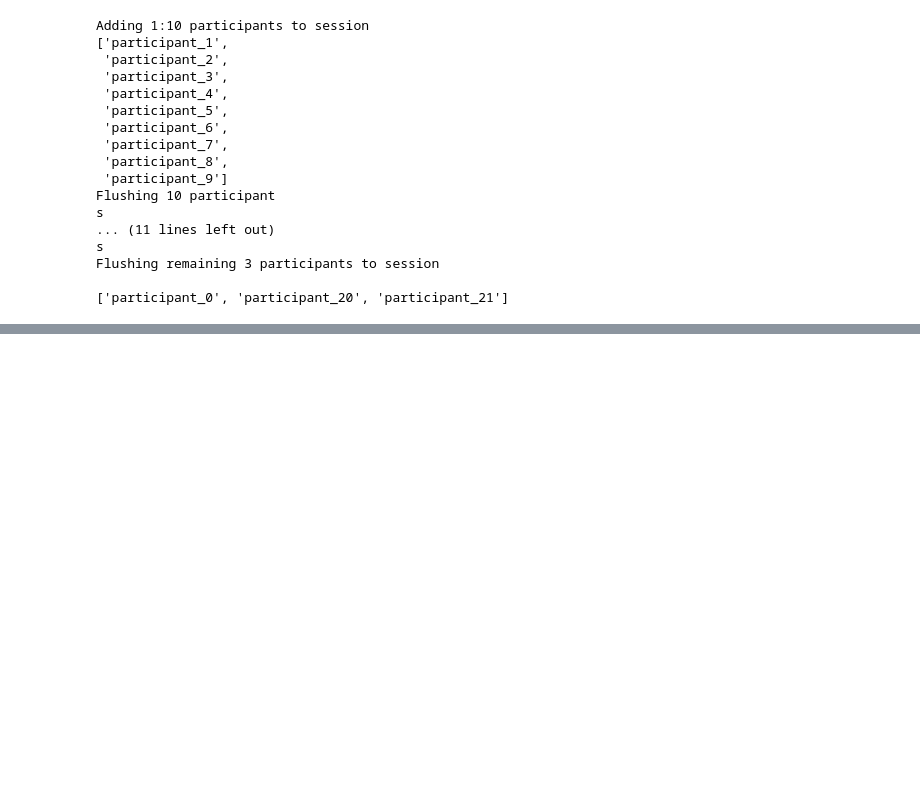
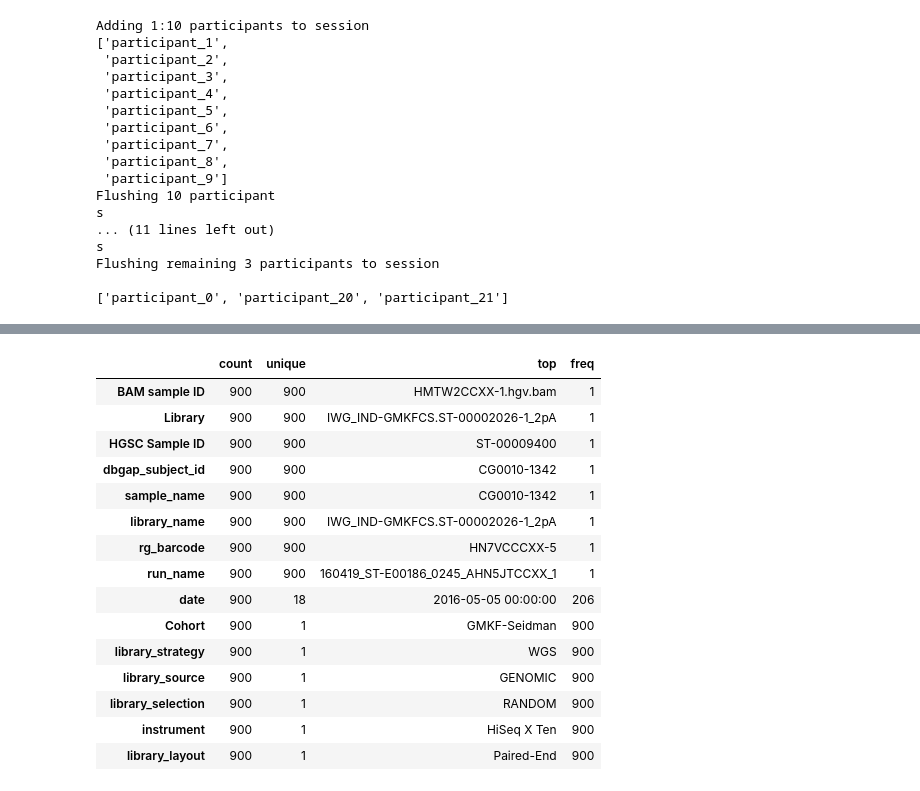
Before and after one commit to ConnorBarnhill/kf-api-dataservice, a Jupyter notebook: dataservice/util/data_import/seidman/Seidman-Import.ipynb, the cells around one changed output, grey strips where cells are left out. Cells and saved outputs as stored; diff of their text form; code cells hidden in the pictures; blank space fills up the shorter version.

```diff
--- a/dataservice/util/data_import/seidman/Seidman-Import.ipynb
+++ b/dataservice/util/data_import/seidman/Seidman-Import.ipynb
@@ -714,0 +789,19 @@ write_json(file_json, fp)
+# %%
+df1.describe(include=['O']).T.sort_values('unique', ascending=False)
+# %% [output]
+|  | count | unique | top | freq |
+| BAM sample ID | 900 | 900 | HMTW2CCXX-1.hgv.bam | 1 |
+| Library | 900 | 900 | IWG_IND-GMKFCS.ST-00002026-1_2pA | 1 |
+| HGSC Sample ID | 900 | 900 | ST-00009400 | 1 |
+| dbgap_subject_id | 900 | 900 | CG0010-1342 | 1 |
+| sample_name | 900 | 900 | CG0010-1342 | 1 |
+| library_name | 900 | 900 | IWG_IND-GMKFCS.ST-00002026-1_2pA | 1 |
+| rg_barcode | 900 | 900 | HN7VCCCXX-5 | 1 |
+| run_name | 900 | 900 | 160419_ST-E00186_0245_AHN5JTCCXX_1 | 1 |
+| date | 900 | 18 | 2016-05-05 00:00:00 | 206 |
+| Cohort | 900 | 1 | GMKF-Seidman | 900 |
+| library_strategy | 900 | 1 | WGS | 900 |
+| library_source | 900 | 1 | GENOMIC | 900 |
+| library_selection | 900 | 1 | RANDOM | 900 |
+| instrument | 900 | 1 | HiSeq X Ten | 900 |
+| library_layout | 900 | 1 | Paired-End | 900 |
```
Also changed, not shown: parts of 4 cells of this notebook, 5 other files.
